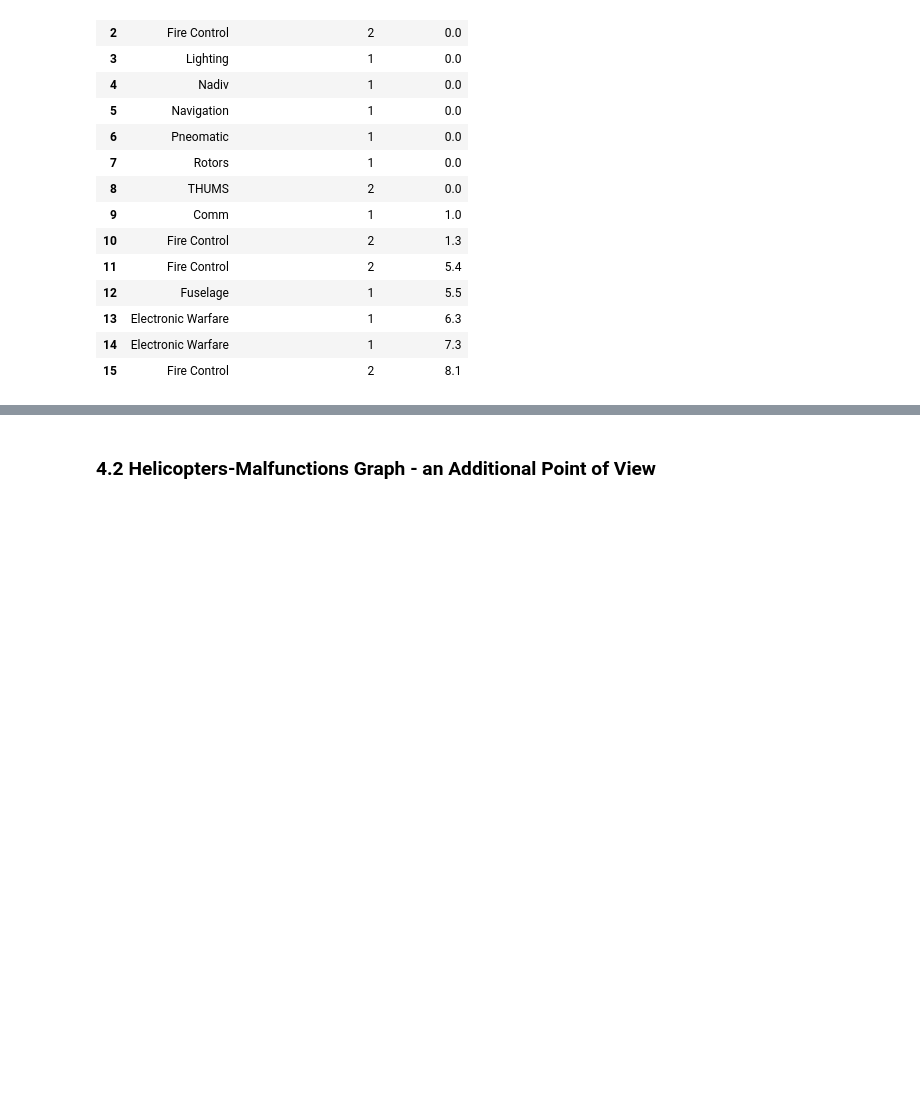
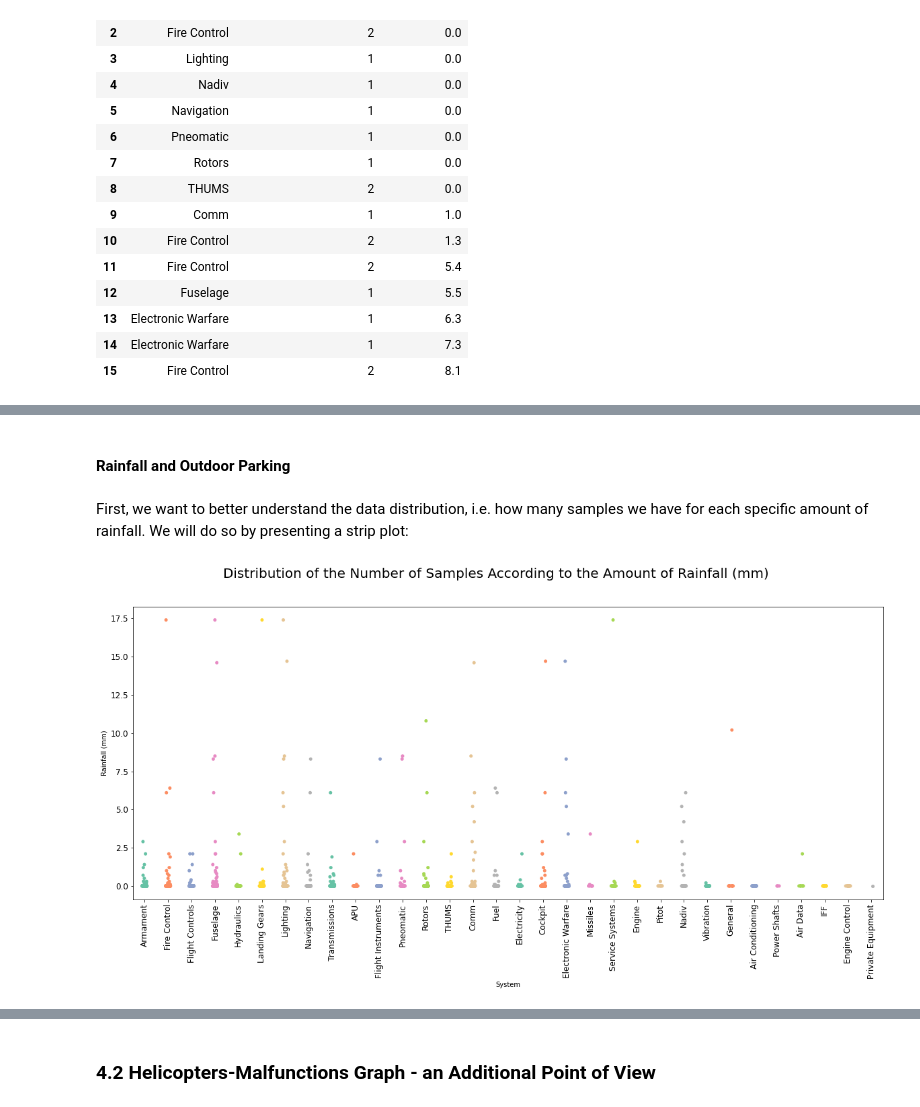
Before and after one commit to elront/Data_Sceince_Project, a Jupyter notebook: Data_science_workshop_project.ipynb, the cells around one changed output, grey strips where cells are left out. Drawn from its saved outputs; the diff is of its cells as text; code cells hidden in the pictures; blank space fills up the shorter version.

```diff
--- a/Data_science_workshop_project.ipynb
+++ b/Data_science_workshop_project.ipynb
@@ -2549,0 +2560,12 @@ This finding is even more surprising compared to the previous finding. The numbe
+# %%
+def show_strip_plot(given_df, weather_varaible, headline):
+    # Create the plot, using Sea Born strip plot.
+    fig, ax = plt.subplots(figsize=(20,8))
+    plot = sns.stripplot(x = "System", y = weather_varaible, data = malf_park_meterological_df, palette = "Set2", size = 5)
+
+    # Add a title.
+    fig.suptitle(headline, fontsize = 20)
+
+    # Modify labels properties.
+    plt.xticks(rotation = 90)
+    plot.tick_params(labelsize = 12)
@@ -2549,0 +2605,9 @@ This finding is even more surprising compared to the previous finding. The numbe
+# %% [markdown]
+#### Rainfall and Outdoor Parking
+# %% [markdown]
+First, we want to better understand the data distribution, i.e. how many samples we have for each specific amount of rainfall. We will do so by presenting a strip plot:
+# %%
+show_strip_plot(malf_park_meterological_df, "Rainfall (mm)",
+                "Distribution of the Number of Samples According to the Amount of Rainfall (mm)")
+# %% [output]
+[figure, added]
```
Also changed, not shown: parts of 33 cells of this notebook.
